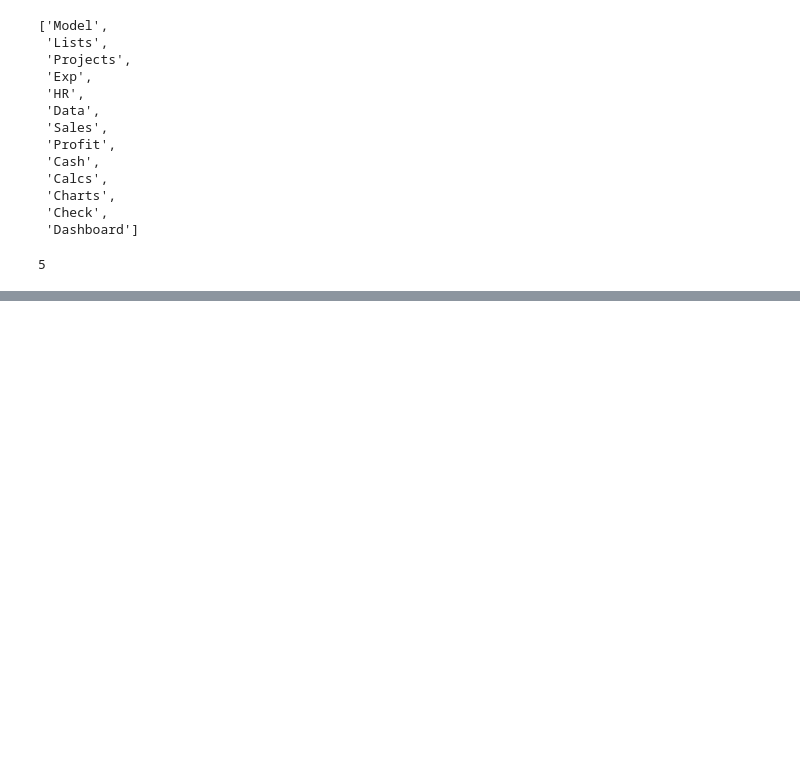
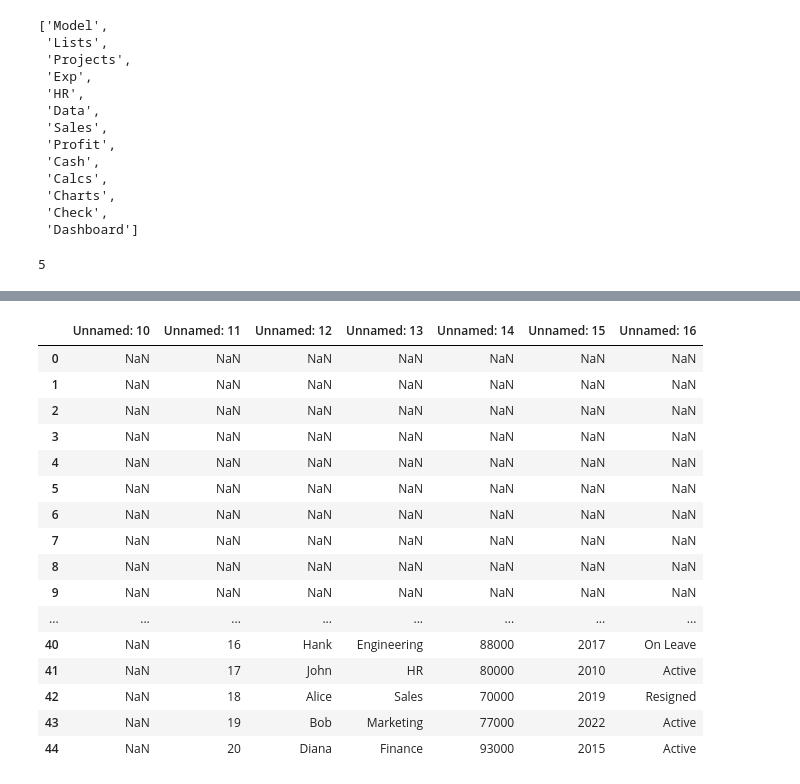
Before and after one commit to Krushi-Jethe/excel-lens, a Jupyter notebook: notebooks/005-kj-processor-enhancements.ipynb, the cells around one changed output, grey strips where cells are left out. Drawn from its saved outputs; the diff is of its cells as text; code cells hidden in the pictures; blank space fills up the shorter version.

```diff
--- a/notebooks/005-kj-processor-enhancements.ipynb
+++ b/notebooks/005-kj-processor-enhancements.ipynb
@@ -37,0 +144,20 @@ sheet_model.ntables
+# %%
+data_dict["table_3"]
+# %% [output]
+|  | Unnamed: 10 | Unnamed: 11 | Unnamed: 12 | Unnamed: 13 | Unnamed: 14 | Unnamed: 15 | Unnamed: 16 |
+| 0 | NaN | NaN | NaN | NaN | NaN | NaN | NaN |
+| 1 | NaN | NaN | NaN | NaN | NaN | NaN | NaN |
+| 2 | NaN | NaN | NaN | NaN | NaN | NaN | NaN |
+| 3 | NaN | NaN | NaN | NaN | NaN | NaN | NaN |
+| 4 | NaN | NaN | NaN | NaN | NaN | NaN | NaN |
+| 5 | NaN | NaN | NaN | NaN | NaN | NaN | NaN |
+| 6 | NaN | NaN | NaN | NaN | NaN | NaN | NaN |
+| 7 | NaN | NaN | NaN | NaN | NaN | NaN | NaN |
+| 8 | NaN | NaN | NaN | NaN | NaN | NaN | NaN |
+| 9 | NaN | NaN | NaN | NaN | NaN | NaN | NaN |
+| ... | ... | ... | ... | ... | ... | ... | ... |
+| 40 | NaN | 16 | Hank | Engineering | 88000 | 2017 | On Leave |
+| 41 | NaN | 17 | John | HR | 80000 | 2010 | Active |
+| 42 | NaN | 18 | Alice | Sales | 70000 | 2019 | Resigned |
+| 43 | NaN | 19 | Bob | Marketing | 77000 | 2022 | Active |
+| 44 | NaN | 20 | Diana | Finance | 93000 | 2015 | Active |
```
Also changed, not shown: parts of 11 cells of this notebook, 2 other files.
